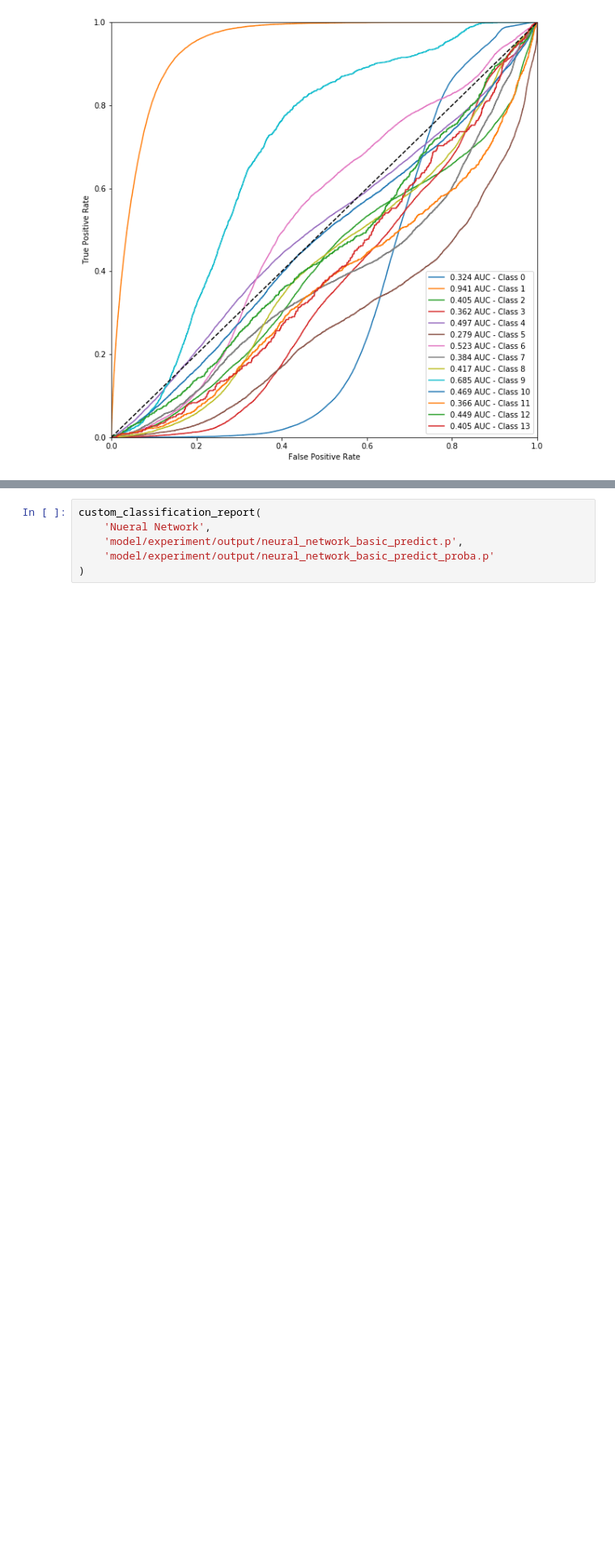
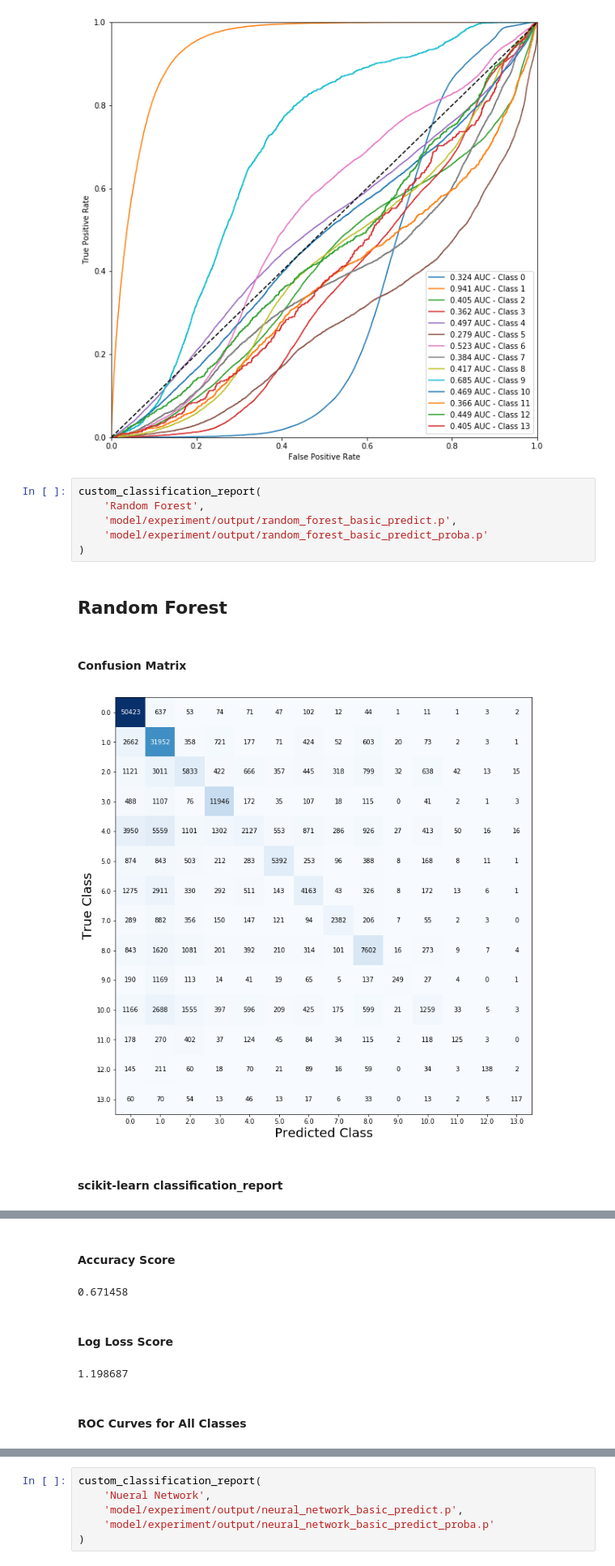
Before and after one commit to theBraindonor/la-parking-tickets, a Jupyter notebook: notebooks/model_comparisons.ipynb, the cells around one changed output, grey strips where cells are left out. Shown at 81% size. Drawn from its saved outputs; the diff is of its cells as text; blank space fills up the shorter version.

```diff
--- a/notebooks/model_comparisons.ipynb
+++ b/notebooks/model_comparisons.ipynb
@@ -316,3 +316,14 @@ weighted avg       0.63      0.67      0.63    184238
 1.096336
 #### ROC Curves for All Classes
 [figure]
+# %%
+custom_classification_report(
+    'Random Forest',
+    'model/experiment/output/random_forest_basic_predict.p',
+    'model/experiment/output/random_forest_basic_predict_proba.p'
+)
+# %% [output]
+## Random Forest
+#### Confusion Matrix
+[figure, added]
+#### scikit-learn classification_report
@@ -318,0 +350,5 @@ weighted avg       0.63      0.67      0.63    184238
+#### Accuracy Score
+0.671458
+#### Log Loss Score
+1.198687
+#### ROC Curves for All Classes
```
Also changed, not shown: parts of 1 cell of this notebook.
